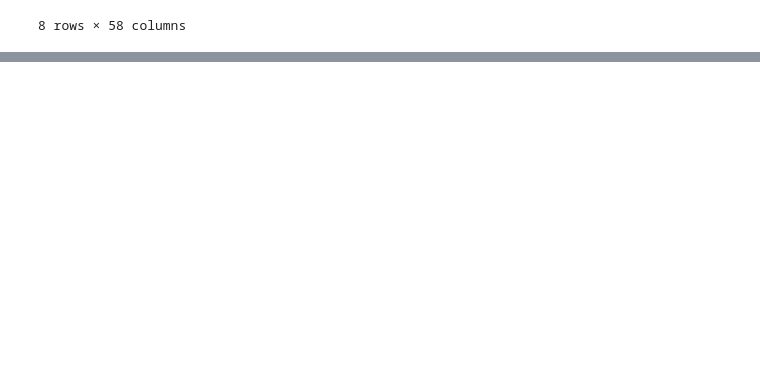
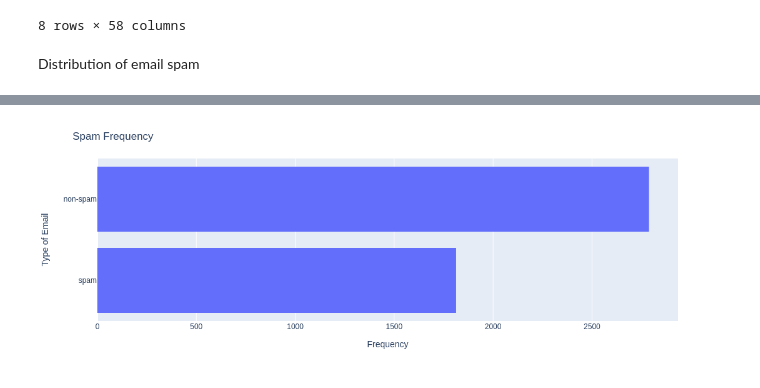
Before and after one commit to filipecfv/email-spam-detector, a Jupyter notebook: 01-Exploratory.ipynb, the cells around one changed output, grey strips where cells are left out. Saved outputs shown, nothing was run; the diff lists cells and outputs as text; code cells hidden in the pictures; blank space fills up the shorter version.

```diff
--- a/01-Exploratory.ipynb
+++ b/01-Exploratory.ipynb
@@ -67,3 +64,27 @@ df.describe()
 | 75% | 0.000000 | 0.000000 | 0.420000 | 0.000000 | 0.380000 | 0.000000 | 0.000000 | 0.000000 | 0.000000 | 0.160000 | ... | ... |
 | max | 4.540000 | 14.280000 | 5.100000 | 42.810000 | 10.000000 | 5.880000 | 7.270000 | 11.110000 | 5.260000 | 18.180000 | ... | ... |
 8 rows × 58 columns
+# %% [markdown]
+Distribution of email spam
+# %%
+import plotly.express as px
+
+spam = []
+for i in df.index:
+    if df['spam'][i] == 1:
+        spam.append('spam')
+    else:
+        spam.append('non-spam')
+
+fig = px.histogram(spam,
+                   width=1000,
+                   height=400,
+                   orientation = 'h',
+    )
+fig.update_layout(
+    xaxis_title='Frequency',
+    yaxis_title='Type of Email',
+    title='Spam Frequency',
+    showlegend = False)
+fig.show()
+# %% [output]
@@ -70 +92,2 @@ df.describe()
+[figure, added]
 # %%
```
Also changed, not shown: parts of 16 cells of this notebook.
